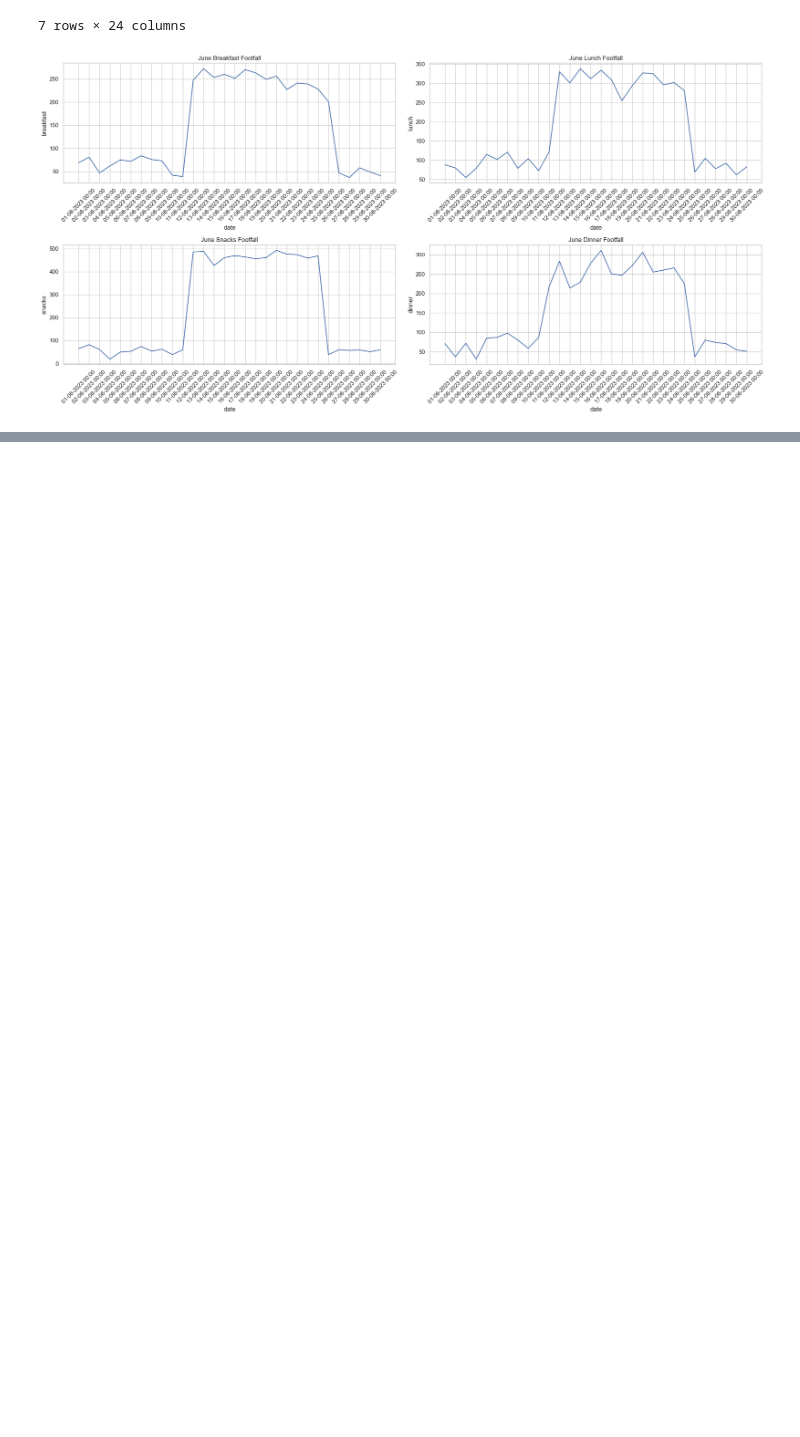
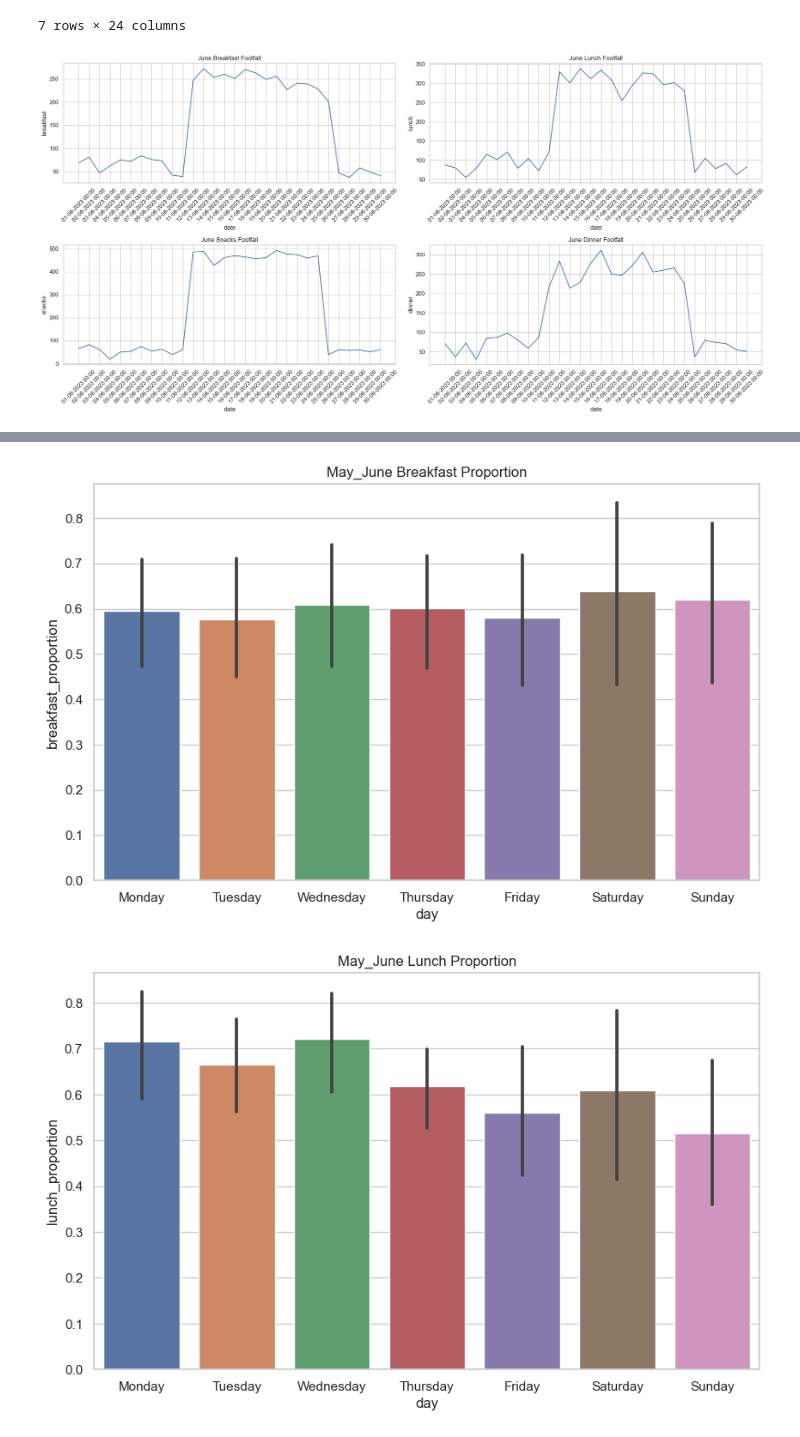
Before and after one commit to tenseisoham/MLPR, a Jupyter notebook: eda/eda.ipynb, the cells around one changed output, grey strips where cells are left out. Drawn from its saved outputs; the diff is of its cells as text; code cells hidden in the pictures; blank space fills up the shorter version.

```diff
--- a/eda/eda.ipynb
+++ b/eda/eda.ipynb
@@ -477,0 +547,4 @@ plt.show()
+# %%
+# concatenating the may and june datasets
+may_june = pd.concat([may, june], ignore_index=True)
+may_june.head()
@@ -477,0 +559,26 @@ plt.show()
+# %%
+# doing some visualizations
+sns.set(style="whitegrid")
+plt.figure(figsize=(10, 6))
+
+ax = sns.barplot(x="day", y="breakfast_proportion", data=may_june)
+ax.set_title('May_June Breakfast Proportion')
+plt.show()
+
+plt.figure(figsize=(10, 6))
+ax = sns.barplot(x="day", y="lunch_proportion", data=may_june)
+ax.set_title('May_June Lunch Proportion')
+plt.show()
+
+plt.figure(figsize=(10, 6))
+ax = sns.barplot(x="day", y="snacks_proportion", data=may_june)
+ax.set_title('May_June Snacks Proportion')
+plt.show()
+
+plt.figure(figsize=(10, 6))
+ax = sns.barplot(x="day", y="dinner_proportion", data=may_june)
+ax.set_title('May_June Dinner Proportion')
+plt.show()
+# %% [output]
+[figure, added]
+[figure, added]
```
Also changed, not shown: parts of 6 cells of this notebook.
